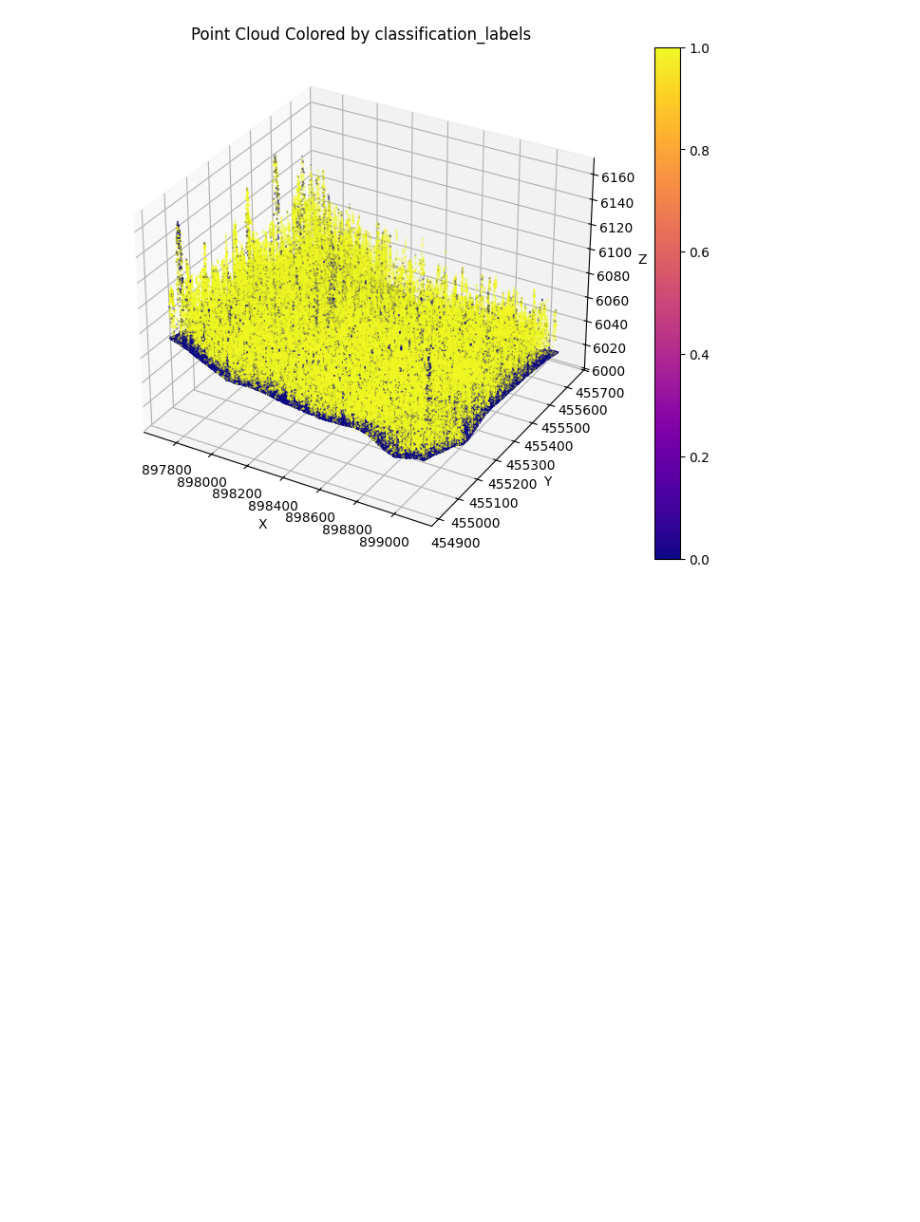
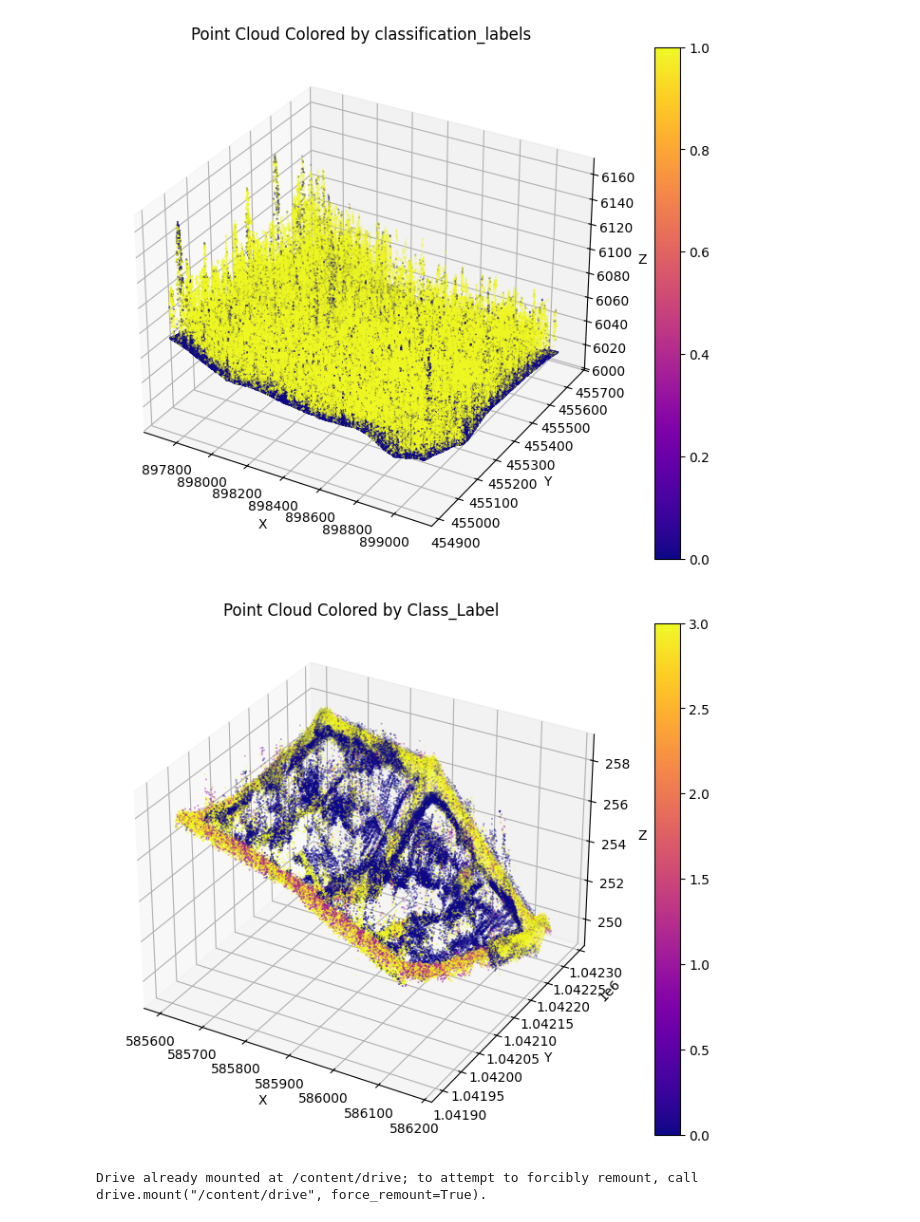
Before and after one commit to doubletran/PointCloudML, a Jupyter notebook: NeuralNetwork_Pytorch_Sklearn.ipynb, the cells around one changed output. Cells and saved outputs as stored; diff of their text form; code cells hidden in the pictures; blank space fills up the shorter version.

```diff
--- a/NeuralNetwork_Pytorch_Sklearn.ipynb
+++ b/NeuralNetwork_Pytorch_Sklearn.ipynb
@@ -763,3 +760,29 @@ def visualize_point_cloud_matplotlib(df, scaler_name):
 
 # Call the modified visualization function
 visualize_point_cloud_matplotlib(point_cloud_data_frame, 'classification_labels')
+# %%
+
+import matplotlib.pyplot as plt
+from mpl_toolkits.mplot3d import Axes3D
+
+def visualize_point_cloud_matplotlib(df, scaler_name):
+    fig = plt.figure(figsize=(10, 7))
+    ax = fig.add_subplot(111, projection='3d')
+    p = ax.scatter(df['x'], df['y'], df['z'], c=df[scaler_name], cmap='plasma', s=0.1)
+    fig.colorbar(p)
+    ax.set_xlabel('X')
+    ax.set_ylabel('Y')
+    ax.set_zlabel('Z')
+
+    plt.title(f'Point Cloud Colored by {scaler_name}')
+    plt.show()
+
+# Call the modified visualization function
+visualize_point_cloud_matplotlib(all_df, 'Class_Label')
+# %% [output]
+[figure, added]
+# %%
+from google.colab import drive
+drive.mount('/content/drive')
+# %% [output]
+Drive already mounted at /content/drive; to attempt to forcibly remount, call drive.mount("/content/drive", force_remount=True).
```
Also changed, not shown: parts of 16 cells of this notebook.
